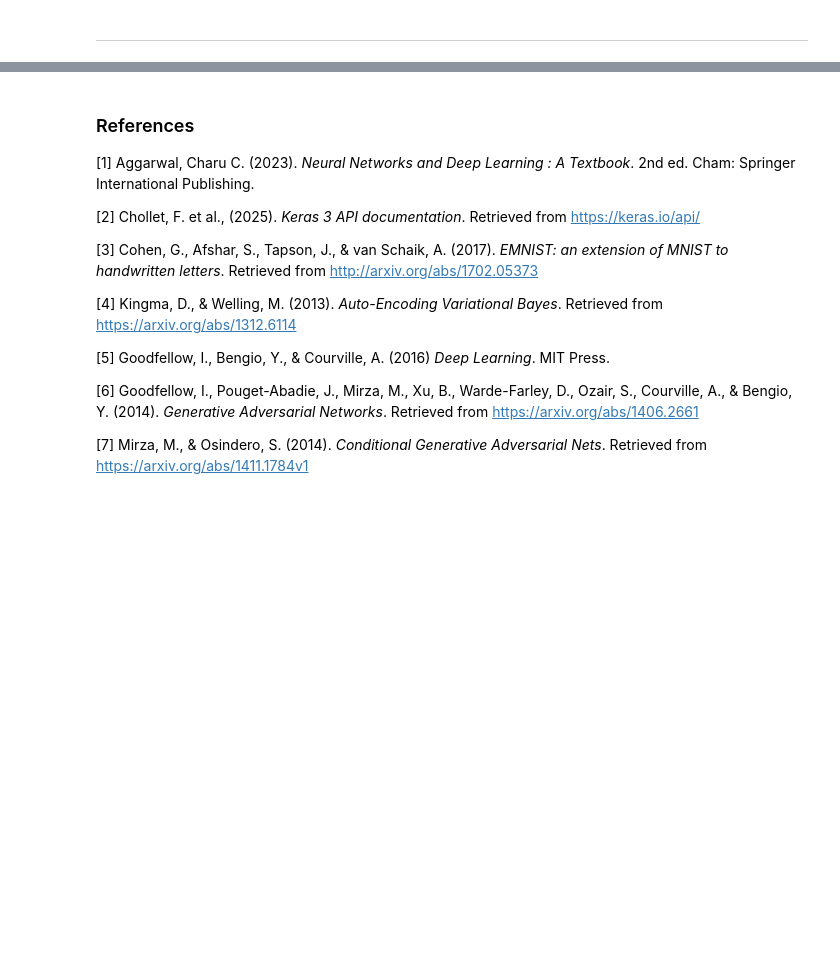
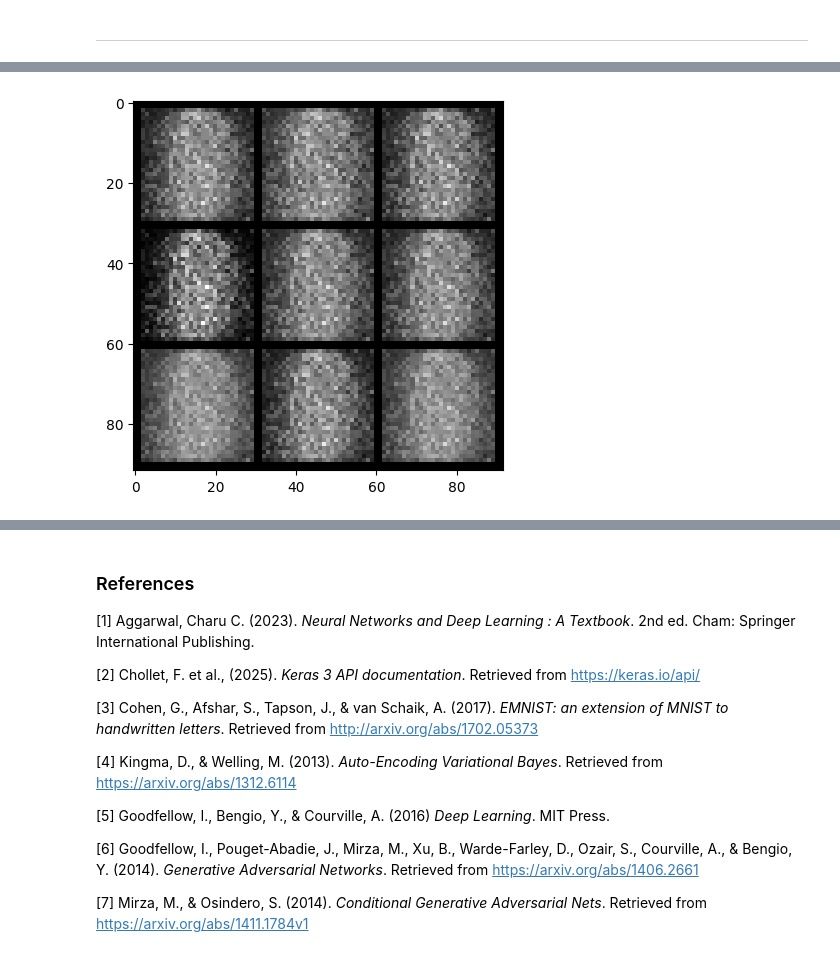
Before and after one commit to PJ-Caleon/LBYCPC4, a Jupyter notebook: Activity2_Group_1.ipynb, the cells around one changed output, grey strips where cells are left out. Cells and saved outputs as stored; diff of their text form; code cells hidden in the pictures; blank space fills up the shorter version.

```diff
--- a/Activity2_Group_1.ipynb
+++ b/Activity2_Group_1.ipynb
@@ -1189,0 +840,4 @@ plt.show()
+# %%
+criterion = nn.BCELoss()
+d_optimizer = torch.optim.Adam(discriminator.parameters(), lr=1e-4)
+g_optimizer = torch.optim.Adam(generator.parameters(), lr=1e-4)
@@ -1189,0 +848,13 @@ plt.show()
+# %%
+# Altered to run on CPU
+
+def generator_train_step(batch_size, discriminator, generator, g_optimizer, criterion, device):
+    g_optimizer.zero_grad()
+    z = torch.randn(batch_size, 100, device=device)
+    fake_labels = torch.randint(0, 10, (batch_size,), device=device)
+    fake_images = generator(z, fake_labels)
+    validity = discriminator(fake_images, fake_labels)
+    g_loss = criterion(validity, torch.ones(batch_size, device=device))
+    g_loss.backward()
+    g_optimizer.step()
+    return g_loss.item()
@@ -1189,0 +886,64 @@ plt.show()
+# %%
+# Altered to run on CPU with loss logging
+
+num_epochs = 25
+n_critic = 5
+display_step = 300
+
+# store losses
+g_losses = []
+d_losses = []
+
+for epoch in range(num_epochs):
+    print(f"Starting epoch {epoch}...")
+
+    epoch_g_loss = 0.0
+    epoch_d_loss = 0.0
+    num_batches = 0
+
+    for i, (images, labels) in enumerate(data_loader):
+        # push batch to device
+        real_images = images.to(device)
+        labels = labels.to(device)
+
+        generator.train()
+        batch_size = real_images.size(0)
+
+        # train discriminator
+        d_loss = discriminator_train_step(
+            batch_size, discriminator, generator,
+            d_optimizer, criterion,
+            real_images, labels, device
+        )
+
+        # train generator
+        g_loss = generator_train_step(
+            batch_size, discriminator, generator,
+            g_optimizer, criterion, device
+        )
+
+        # accumulate batch losses
+        epoch_d_loss += d_loss
+        epoch_g_loss += g_loss
+        num_batches += 1
+
+        generator.eval()
+
+    # average loss per epoch
+    avg_d_loss = epoch_d_loss / num_batches
+    avg_g_loss = epoch_g_loss / num_batches
+
+    d_losses.append(avg_d_loss)
+    g_losses.append(avg_g_loss)
+
+    print(f"Epoch {epoch+1}/{num_epochs} | g_loss: {avg_g_loss:.4f}, d_loss: {avg_d_loss:.4f}")
+
+    # sample images for visualization
+    z = torch.randn(9, 100, device=device)
+    sample_labels = torch.arange(9, device=device)
+    with torch.no_grad():
+        sample_images = generator(z, sample_labels).unsqueeze(1).cpu()
+    grid = make_grid(sample_images, nrow=3, normalize=True).permute(1, 2, 0).numpy()
+    plt.imshow(grid)
+    plt.show()
+# %% [output]
@@ -1189,0 +952 @@ plt.show()
+[figure, added]
```
Also changed, not shown: parts of 52 cells of this notebook.
